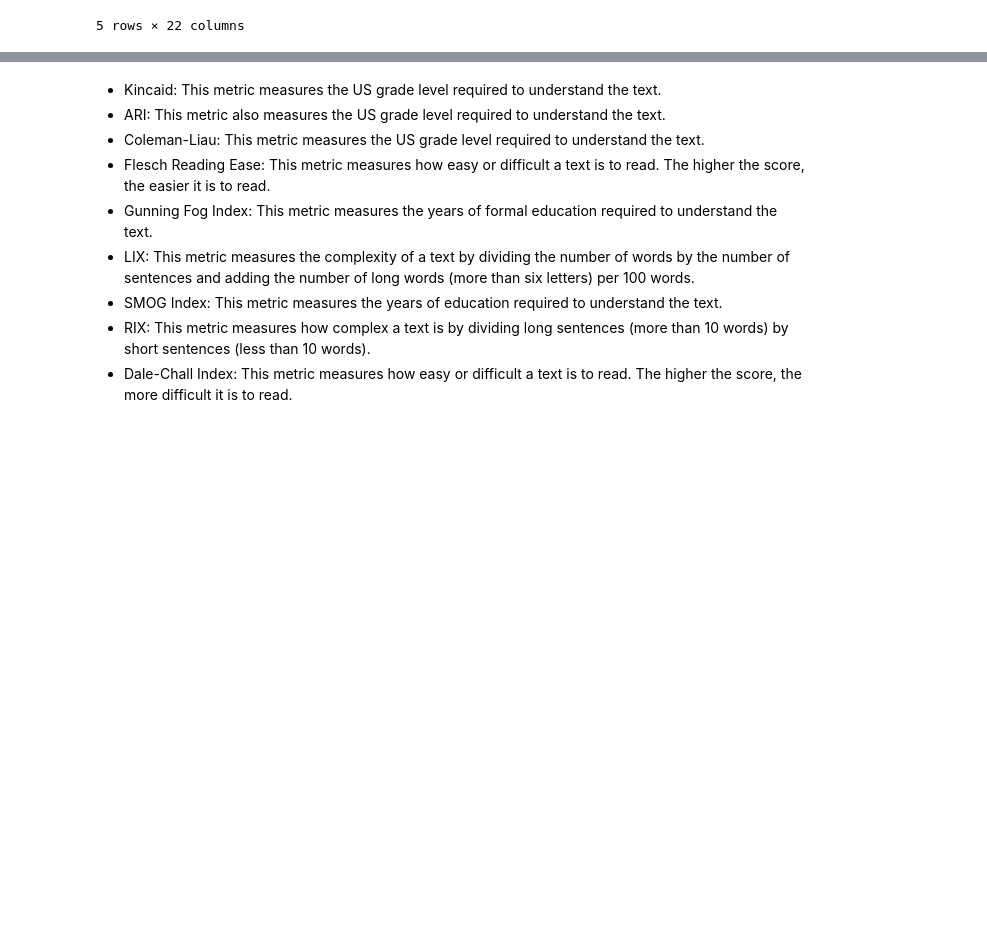
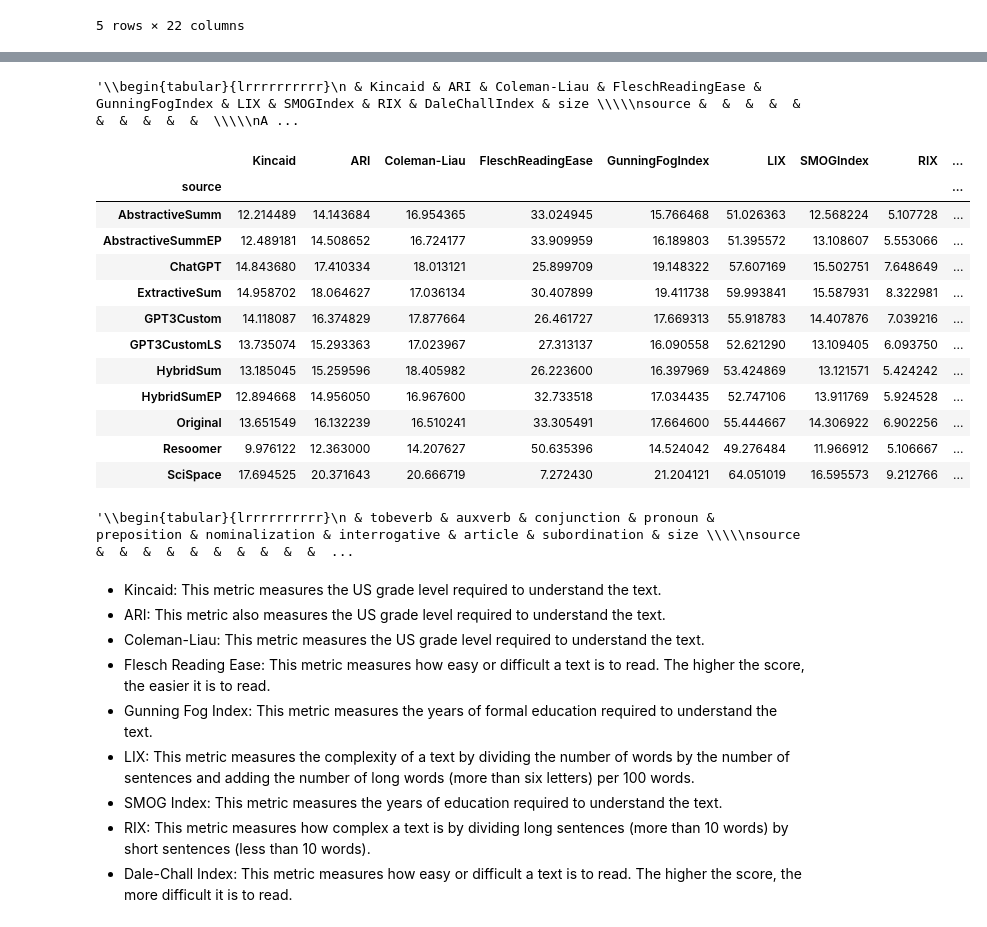
Before and after one commit to dylancluyse/bachelorproef-nlp-tekstvereenvoudiging, a Jupyter notebook: scripts/experimenten/text-analysis.ipynb, the cells around one changed output, grey strips where cells are left out. Saved outputs shown, nothing was run; the diff lists cells and outputs as text; code cells hidden in the pictures; blank space fills up the shorter version.

```diff
--- a/scripts/experimenten/text-analysis.ipynb
+++ b/scripts/experimenten/text-analysis.ipynb
@@ -55,3 +28,44 @@ df.groupby(['source'])\
+# %%
+sentence_info = df[['source', 'Kincaid','ARI','Coleman-Liau','FleschReadingEase','GunningFogIndex','LIX','SMOGIndex','RIX', 'DaleChallIndex']]
+
+grouped_mean = sentence_info.groupby(['source']).mean()
+grouped_size = sentence_info.groupby(['source']).size()
+
+result = grouped_mean.join(grouped_size.to_frame(name='size'))
+
+result.style.to_latex()
+# %% [output]
+'\\begin{tabular}{lrrrrrrrrrr}\n & Kincaid & ARI & Coleman-Liau & FleschReadingEase & GunningFogIndex & LIX & SMOGIndex & RIX & DaleChallIndex & size \\\\\nsource &  &  &  &  &  &  &  &  &  &  \\\\\nA ...
+# %%
+result
+# %% [output]
+|  | Kincaid | ARI | Coleman-Liau | FleschReadingEase | GunningFogIndex | LIX | SMOGIndex | RIX | ... |
+| source |  |  |  |  |  |  |  |  | ... |
+| AbstractiveSumm | 12.214489 | 14.143684 | 16.954365 | 33.024945 | 15.766468 | 51.026363 | 12.568224 | 5.107728 | ... |
+| AbstractiveSummEP | 12.489181 | 14.508652 | 16.724177 | 33.909959 | 16.189803 | 51.395572 | 13.108607 | 5.553066 | ... |
+| ChatGPT | 14.843680 | 17.410334 | 18.013121 | 25.899709 | 19.148322 | 57.607169 | 15.502751 | 7.648649 | ... |
+| ExtractiveSum | 14.958702 | 18.064627 | 17.036134 | 30.407899 | 19.411738 | 59.993841 | 15.587931 | 8.322981 | ... |
+| GPT3Custom | 14.118087 | 16.374829 | 17.877664 | 26.461727 | 17.669313 | 55.918783 | 14.407876 | 7.039216 | ... |
+| GPT3CustomLS | 13.735074 | 15.293363 | 17.023967 | 27.313137 | 16.090558 | 52.621290 | 13.109405 | 6.093750 | ... |
+| HybridSum | 13.185045 | 15.259596 | 18.405982 | 26.223600 | 16.397969 | 53.424869 | 13.121571 | 5.424242 | ... |
+| HybridSumEP | 12.894668 | 14.956050 | 16.967600 | 32.733518 | 17.034435 | 52.747106 | 13.911769 | 5.924528 | ... |
+| Original | 13.651549 | 16.132239 | 16.510241 | 33.305491 | 17.664600 | 55.444667 | 14.306922 | 6.902256 | ... |
+| Resoomer | 9.976122 | 12.363000 | 14.207627 | 50.635396 | 14.524042 | 49.276484 | 11.966912 | 5.106667 | ... |
+| SciSpace | 17.694525 | 20.371643 | 20.666719 | 7.272430 | 21.204121 | 64.051019 | 16.595573 | 9.212766 | ... |
+# %%
+sentence_info = df[['source','tobeverb','auxverb','conjunction','pronoun','preposition', 'nominalization', 'interrogative','article','subordination']]
+
+grouped_sum = sentence_info.groupby(['source']).sum()
+grouped_size = sentence_info.groupby(['source']).size()
+
+result = grouped_sum.join(grouped_size.to_frame(name='size'))
+
+for i in sentence_info.columns[1:]:
+    result[i] = result[i] / result['size']
+
+result.style.to_latex()
+# %% [output]
+'\\begin{tabular}{lrrrrrrrrrr}\n & tobeverb & auxverb & conjunction & pronoun & preposition & nominalization & interrogative & article & subordination & size \\\\\nsource &  &  &  &  &  &  &  &  &  &  ...
 # %% [markdown]
 * Kincaid: This metric measures the US grade level required to understand the text.
 * ARI: This metric also measures the US grade level required to understand the text.
```
Also changed, not shown: parts of 7 cells of this notebook, 14 other files.
